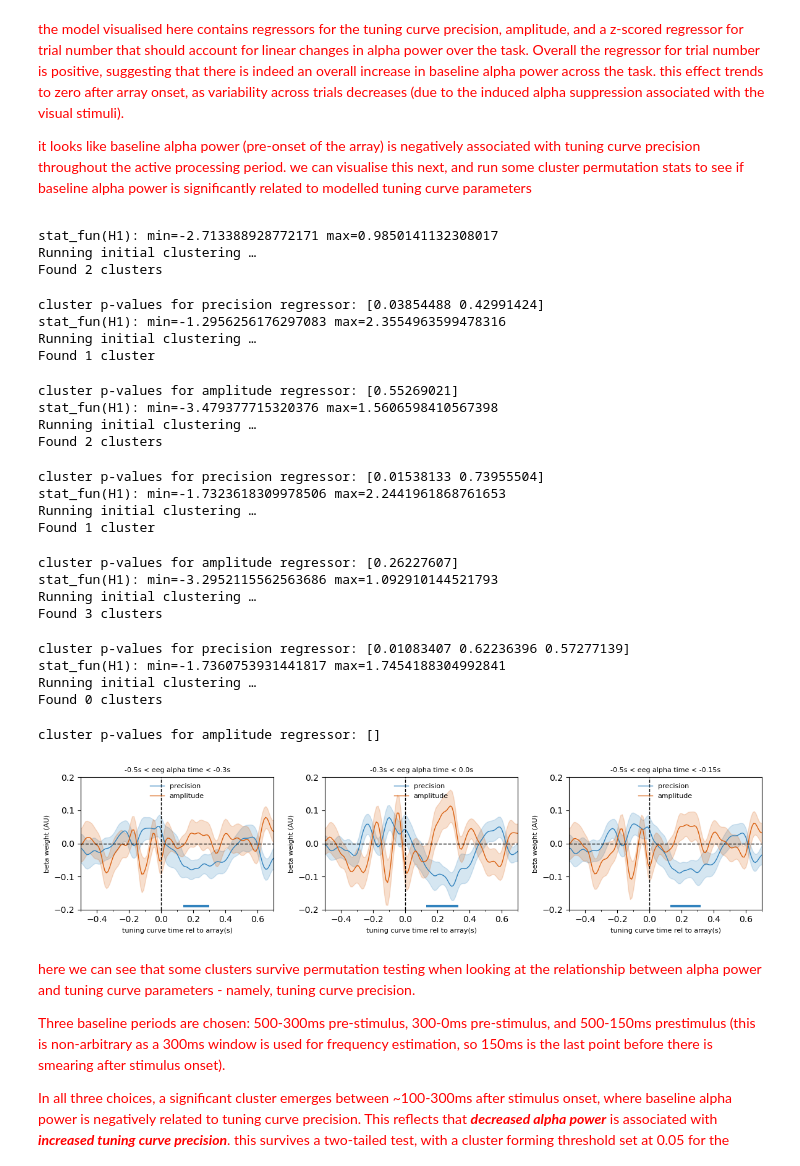
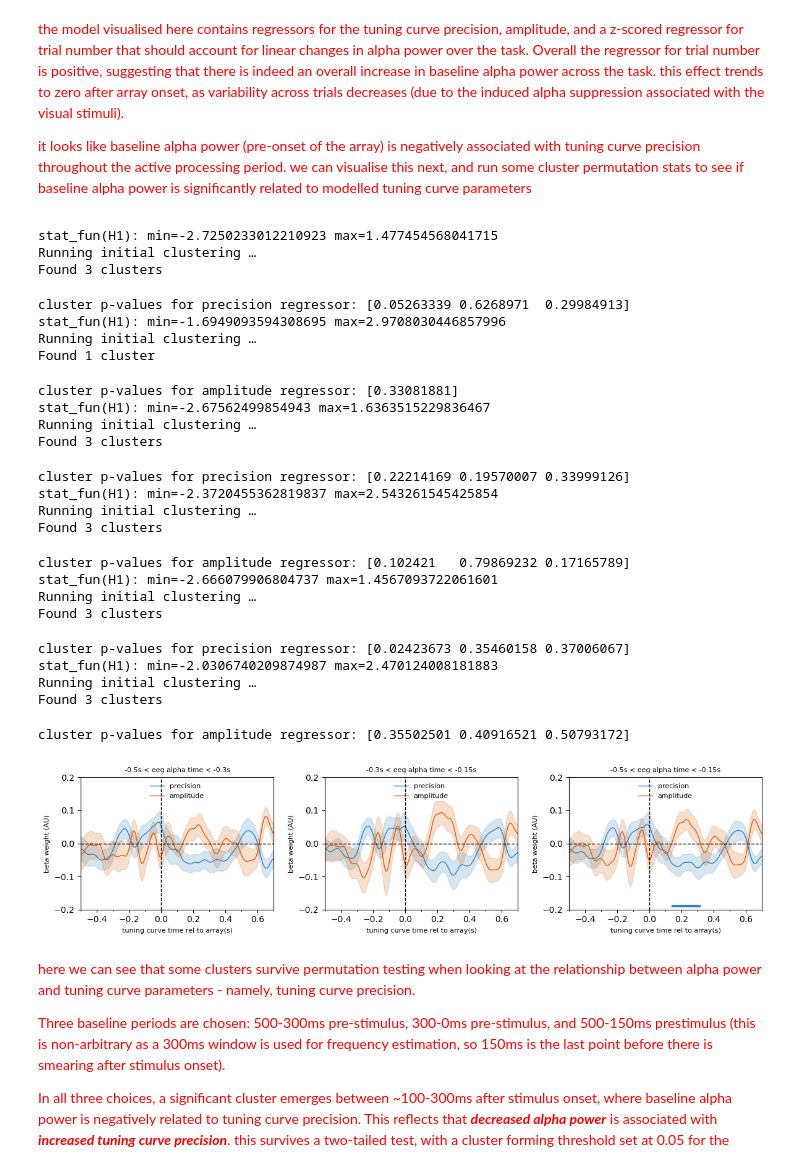
Before and after one commit to schekroud/tuningcurves, a Jupyter notebook: analysis/eeg/02b_visRegression_alphaVsTuningCurveParams_glm2_checkTrlidRegressor_glmfit.ipynb, the cells around one changed output. Saved outputs shown, nothing was run; the diff lists cells and outputs as text; code cells hidden in the pictures.

```diff
--- a/analysis/eeg/02b_visRegression_alphaVsTuningCurveParams_glm2_checkTrlidRegressor_glmfit.ipynb
+++ b/analysis/eeg/02b_visRegression_alphaVsTuningCurveParams_glm2_checkTrlidRegressor_glmfit.ipynb
@@ -28,7 +28,7 @@ bdir   = op.join(wd, 'data', 'datafiles')
 
 subs = np.array([1, 2, 3, 4, 5, 6, 7, 8, 9, 10, 11, 12, 13, 14, 15, 16, 17, 18, 19, 20, 21, 22, 23, 24, 25, 26])
 subs = np.array([         4, 5, 6, 7, 8, 9,     11, 12, 13, 14, 15, 16, 17, 18,     20, 21, 22,     24, 25, 26])
-subs = np.array([         4, 5, 6, 7, 8, 9,             13, 14, 15,     17,         20, 21, 22,     24, 25, 26])
+# subs = np.array([         4, 5, 6, 7, 8, 9,             13, 14, 15,     17,         20, 21, 22,     24, 25, 26])
 nsubs = subs.size
 
 #set some params here
@@ -179,8 +179,8 @@ else:
     dat = tm.copy()
     d = t.copy()
 
-mstarts = [-0.5, -0.3, -0.5]
-mends   = [-0.3,  0.0,  -0.15]
+mstarts = [-0.5, -0.3,  -0.5]
+mends   = [-0.3, -0.15, -0.15]
 nplots = len(mstarts)
 cols = ['#3182bd', '#d95f0e', '#756bb1']
 # labs = ['precision', 'amplitude', 'trialnumber']
@@ -226,50 +226,50 @@ for iplot, istart, iend in zip(range(nplots), mstarts, mends):
         nclus = len(clu)
         for icluster in range(nclus):
             mask = clu[icluster]
             if clupv[icluster] <= alpha:
                 itmin = times_twin[mask[0]]
                 itmax = times_twin[mask[-1]]
                 ax.hlines(y = ih, xmin = itmin, xmax = itmax, lw = 3, color = icol, alpha = 1)
 
 
     if check_b:
         ax.set_ylim([-4e-11, 4e-11]) #for non log transformed power
         ax.set_ylim([-0.2, 0.2]) #for log transformed power
         # ax.set_ylim([0.2, 0.5])
     elif not check_b:
         ax.set_ylim([-1.2, 1.2])
     ax.set_xticks(np.arange(-0.5, 1.1, 0.1), minor=True)
     ax.set_xlim([-0.5, 0.7])
     ax.set_xlabel('tuning curve time rel to array(s)', fontsize = 8)
     ax.set_ylabel('beta weight (AU)', fontsize = 8)
     ax.legend(loc = 'upper center', frameon=False, fontsize=8)
 fig.tight_layout()
 # %% [output]
-stat_fun(H1): min=-2.713388928772171 max=0.9850141132308017
+stat_fun(H1): min=-2.7250233012210923 max=1.477454568041715
 Running initial clustering …
-Found 2 clusters
+Found 3 clusters
-cluster p-values for precision regressor: [0.03854488 0.42991424]
-stat_fun(H1): min=-1.2956256176297083 max=2.3554963599478316
+cluster p-values for precision regressor: [0.05263339 0.6268971  0.29984913]
+stat_fun(H1): min=-1.6949093594308695 max=2.9708030446857996
 Running initial clustering …
 Found 1 cluster
-cluster p-values for amplitude regressor: [0.55269021]
-stat_fun(H1): min=-3.479377715320376 max=1.5606598410567398
+cluster p-values for amplitude regressor: [0.33081881]
+stat_fun(H1): min=-2.67562499854943 max=1.6363515229836467
 Running initial clustering …
-Found 2 clusters
+Found 3 clusters
-cluster p-values for precision regressor: [0.01538133 0.73955504]
-stat_fun(H1): min=-1.7323618309978506 max=2.2441961868761653
+cluster p-values for precision regressor: [0.22214169 0.19570007 0.33999126]
+stat_fun(H1): min=-2.3720455362819837 max=2.543261545425854
 Running initial clustering …
-Found 1 cluster
+Found 3 clusters
-cluster p-values for amplitude regressor: [0.26227607]
-stat_fun(H1): min=-3.2952115562563686 max=1.092910144521793
+cluster p-values for amplitude regressor: [0.102421   0.79869232 0.17165789]
+stat_fun(H1): min=-2.666079906804737 max=1.4567093722061601
 Running initial clustering …
 Found 3 clusters
-cluster p-values for precision regressor: [0.01083407 0.62236396 0.57277139]
-stat_fun(H1): min=-1.7360753931441817 max=1.7454188304992841
+cluster p-values for precision regressor: [0.02423673 0.35460158 0.37006067]
+stat_fun(H1): min=-2.0306740209874987 max=2.470124008181883
 Running initial clustering …
-Found 0 clusters
+Found 3 clusters
-cluster p-values for amplitude regressor: []
+cluster p-values for amplitude regressor: [0.35502501 0.40916521 0.50793172]
-[figure, old version]
+[figure, new version]
 # %% [markdown]
 <font color='red'>
 
```
Also changed, not shown: parts of 3 cells of this notebook.
